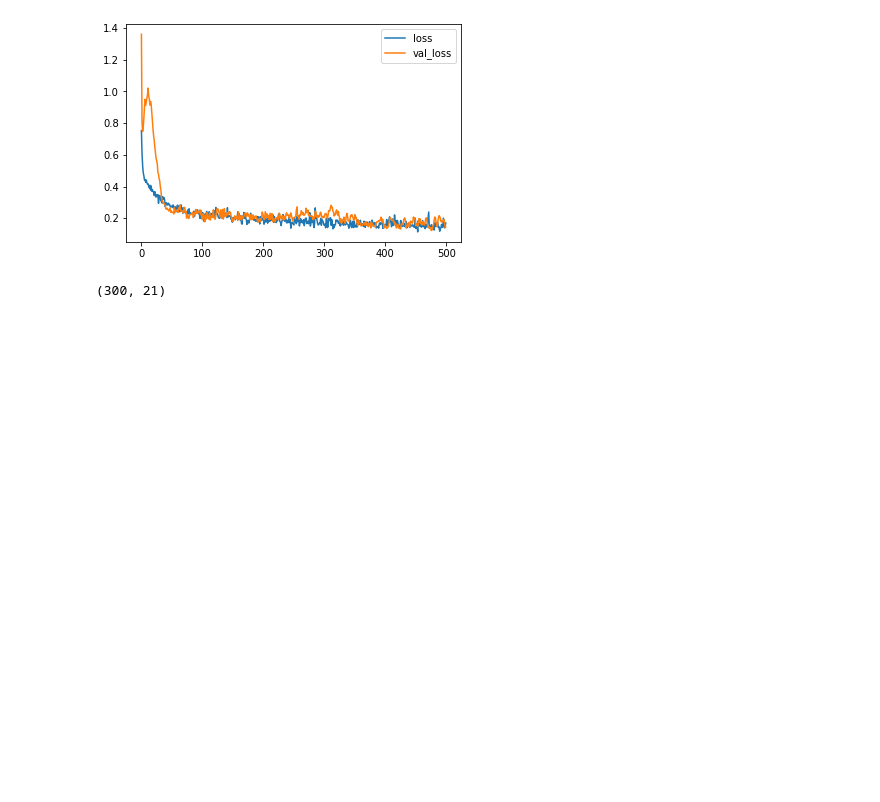
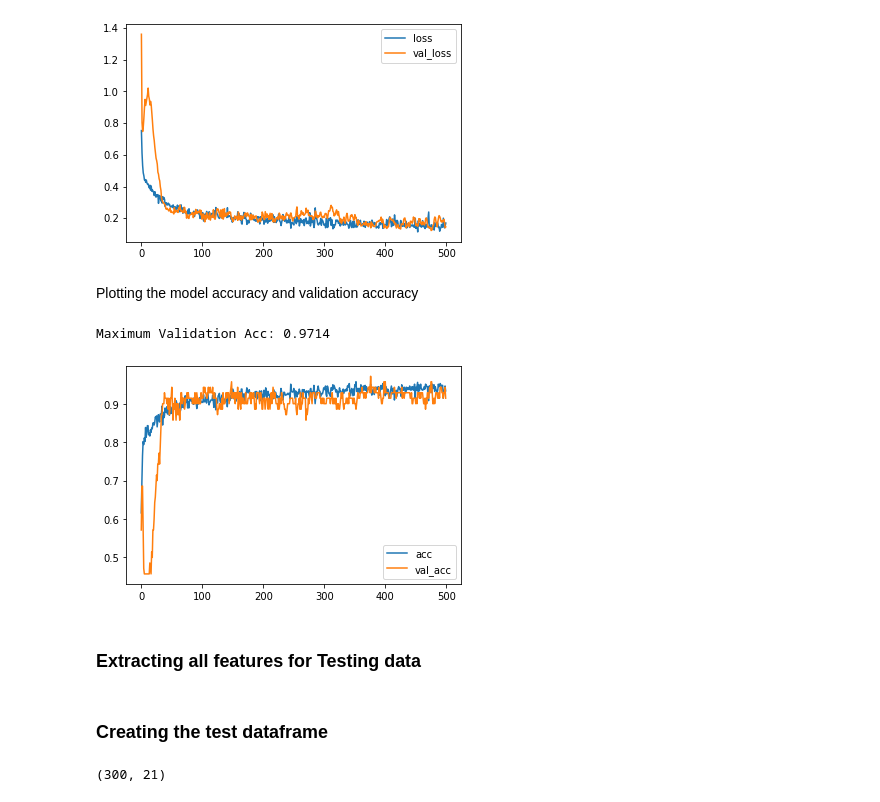
Before and after one commit to Arush0113/CE784, a Jupyter notebook: Arush_190181_Assignment1_CE784.ipynb, the cells around one changed output. Drawn from its saved outputs; the diff is of its cells as text; code cells hidden in the pictures; blank space fills up the shorter version.

```diff
--- a/Arush_190181_Assignment1_CE784.ipynb
+++ b/Arush_190181_Assignment1_CE784.ipynb
@@ -290,6 +294,16 @@ print(("Minimum Validation Loss: {:0.4f}").format(history_df['val_loss'].min()))
 # %% [output]
 Minimum Validation Loss: 0.1230
 [figure]
+# %% [markdown]
+Plotting the model accuracy and validation accuracy
+# %%
+history_df.loc[0:, ['acc', 'val_acc']].plot()
+print(("Maximum Validation Acc: {:0.4f}").format(history_df['val_acc'].max()))
+# %% [output]
+Maximum Validation Acc: 0.9714
+[figure, added]
+# %% [markdown]
+### Extracting all features for Testing data
 # %%
 mean_b, mean_g, mean_r, std_b, std_g, std_r, skew_b, skew_g, skew_r, kurt_b, kurt_g, kurt_r, entropy_b, entropy_g, entropy_r, range_b, range_g, range_r, spearman_rg, spearman_gb, spearman_rb= [], [], [], [], [], [], [], [], [], [], [], [], [], [], [], [], [], [], [], [], [];
 
@@ -336,6 +350,8 @@ for i in range(len(images_test)):
     spearman_rg.append(spearmanr((image[:,:,0]).flatten(),(image[:,:,1]).flatten())[0])
     spearman_gb.append(spearmanr((image[:,:,1]).flatten(),(image[:,:,2]).flatten())[0])
     spearman_rb.append(spearmanr((image[:,:,0]).flatten(),(image[:,:,2]).flatten())[0])
+# %% [markdown]
+### Creating the test dataframe
 # %%
 data_test = {"mean_b":mean_b, "mean_g":mean_g, "mean_r":mean_r, "std_b":std_b, "std_g":std_g, "std_r":std_r,
         "skew_b":skew_b, "skew_g":skew_g, "skew_r":skew_r, "kurt_b":kurt_b, "kurt_g":kurt_g, "kurt_r":kurt_r,
```
Also changed, not shown: parts of 4 cells of this notebook.
